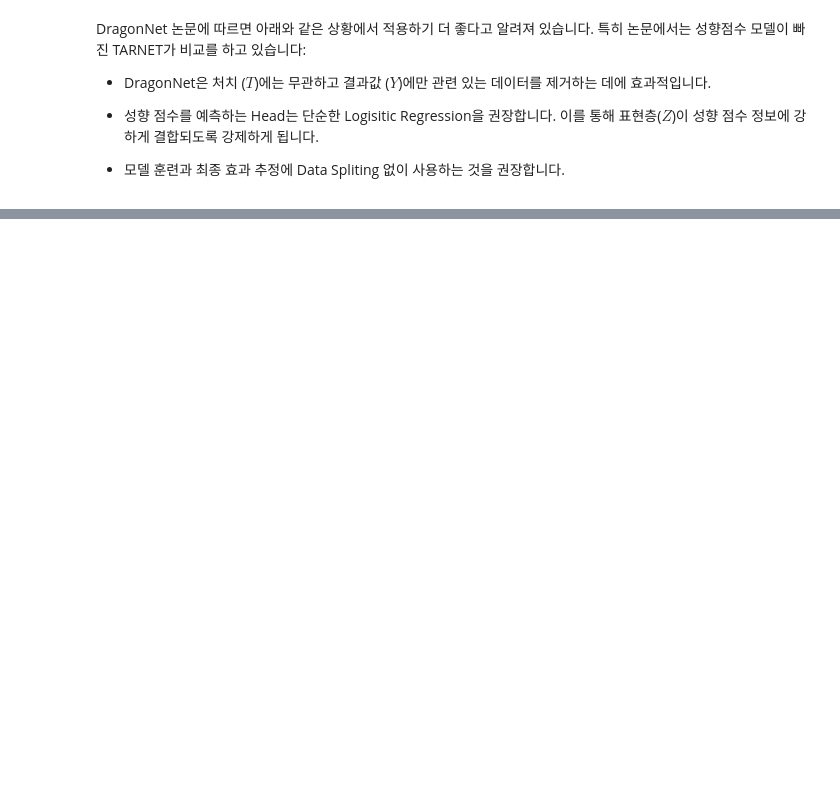
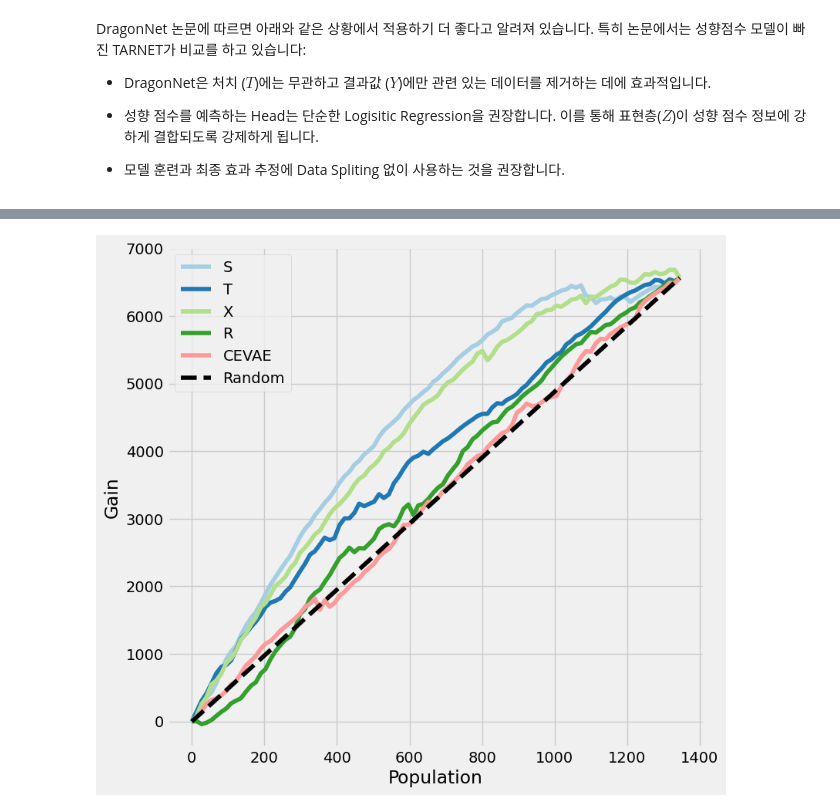
Before and after one commit to jhkimon/awesome-causal-inference-python, a Jupyter notebook: book/cate_and_policy/cate_with_nn.ipynb, the cells around one changed output, grey strips where cells are left out. Cells and saved outputs as stored; diff of their text form; code cells hidden in the pictures; blank space fills up the shorter version.

```diff
--- a/book/cate_and_policy/cate_with_nn.ipynb
+++ b/book/cate_and_policy/cate_with_nn.ipynb
@@ -196,0 +386,11 @@ DragonNet 논문에 따르면 아래와 같은 상황에서 적용하기 더 좋
+# %%
+df_preds_val = pd.DataFrame([s_ite_val.ravel(),
+                             t_ite_val.ravel(),
+                             x_ite_val.ravel(),
+                             r_ite_val.ravel(),
+                             ite_val.ravel(),
+                             tau_val.ravel(),
+                             y_val.ravel()],
+                             index=['S','T','X','R','CEVAE','tau','y']).T
+
+df_cumgain_val = get_cumgain(df_preds_val)
@@ -196,0 +416,4 @@ DragonNet 논문에 따르면 아래와 같은 상황에서 적용하기 더 좋
+# %%
+plot_gain(df_preds_val)
+# %% [output]
+[figure, added]
```
Also changed, not shown: parts of 31 cells of this notebook, 11 other files.
